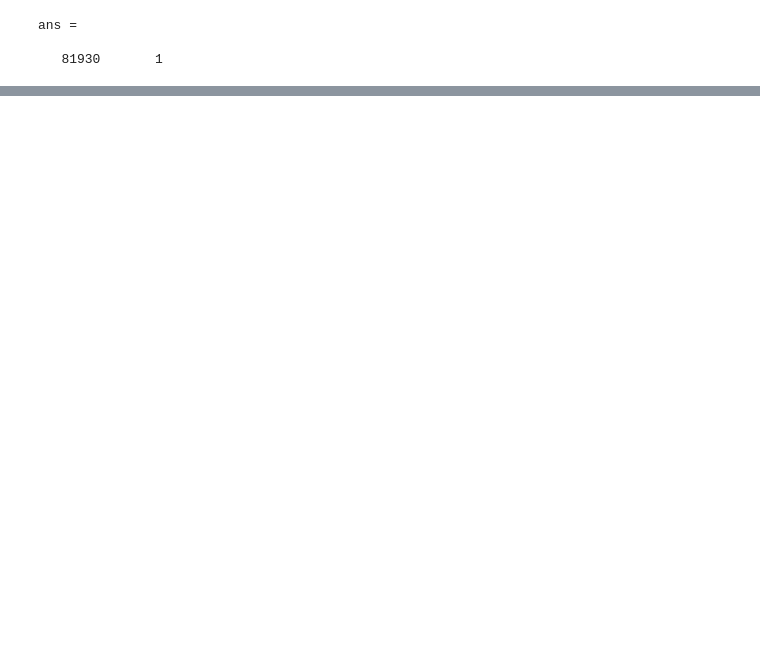
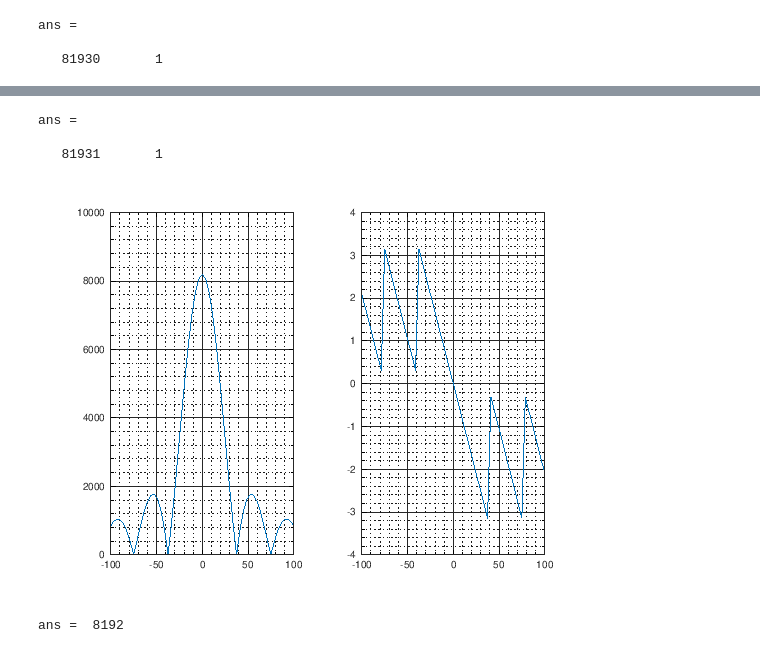
Before and after one commit to tbondy760/sat-chirp, a Jupyter notebook: Costas.ipynb, the cells around one changed output, grey strips where cells are left out. Saved outputs shown, nothing was run; the diff lists cells and outputs as text; code cells hidden in the pictures; blank space fills up the shorter version.

```diff
--- a/Costas.ipynb
+++ b/Costas.ipynb
@@ -210,0 +235,26 @@ ans =
+# %%
+RefSigFreqCV = fftshift(fft(RefSigCoreCV .* conj(RefSigCoreCV), 10*rows(RefSigCoreCV)+1));
+size(RefSigFreqCV)
+# %% [output]
+ans =
+
+   81931       1
+# %%
+Freq = linspace(-sampleRate/2, sampleRate/2, rows(RefSigFreqCV));
+subplot(1, 2, 1)
+# plotyy(Freq, abs(RefSigFreqCV), Freq, arg(RefSigFreqCV))
+plot(Freq, abs(RefSigFreqCV))
+grid on
+grid minor
+axis([-100 100], "tic")
+subplot(1, 2, 2)
+plot(Freq, arg(RefSigFreqCV))
+grid on
+grid minor
+axis([-100 100], "tic")
+# %% [output]
+[figure, added]
+# %%
+1024 * 8
+# %% [output]
+ans =  8192
```
Also changed, not shown: parts of 11 cells of this notebook.
